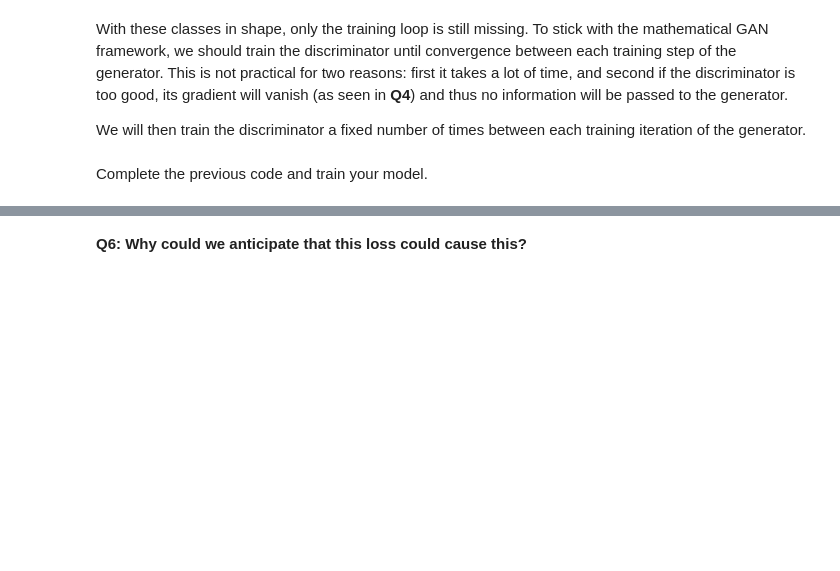
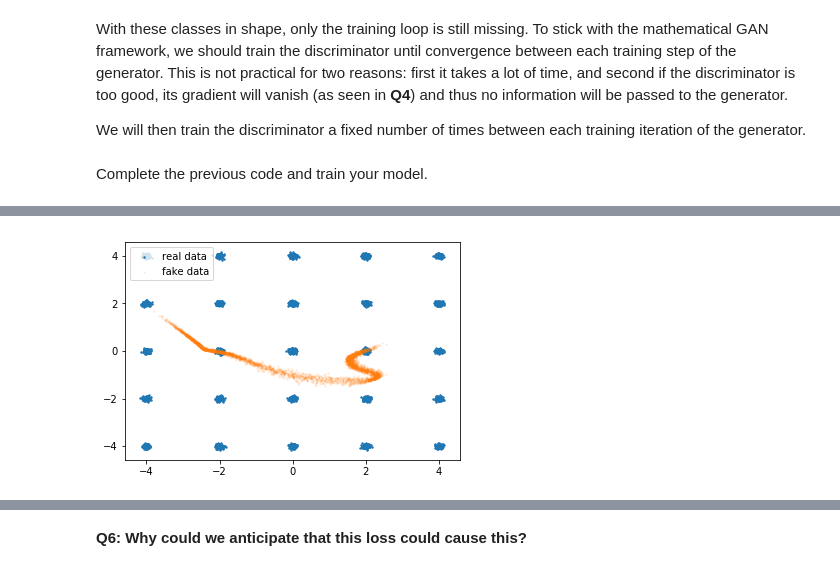
Before and after one commit to plguhur/MVA, a Jupyter notebook: DeepLearningInPractice/TD-GAN-VAE.ipynb, the cells around one changed output, grey strips where cells are left out. Saved outputs shown, nothing was run; the diff lists cells and outputs as text; code cells hidden in the pictures; blank space fills up the shorter version.

```diff
--- a/DeepLearningInPractice/TD-GAN-VAE.ipynb
+++ b/DeepLearningInPractice/TD-GAN-VAE.ipynb
@@ -238,7 +238,7 @@ for epoch in range(start, n_epochs):
     fake = Variable(Tensor(batch_size, 1).fill_(0.0), requires_grad=True)
 
     d_loss = train_disc(batch_size)
-    g_loss = train_gen(batch_size)
+    g_loss = train_gen(batch_size, n_train=3)
 
     if (epoch - 1) % (n_epochs // 30) == 0:
         print ("[Epoch %d/%d] [D loss: %f] [G loss: %f]" % (epoch, n_epochs, d_loss, g_loss))
@@ -253,3 +253,4 @@ for epoch in range(start, n_epochs):
         plt.scatter(gen_batch[:,0], gen_batch[:,1], s=2.0, label='fake data', alpha=0.1)
         plt.legend()
         plt.show()
+# %% [output]
@@ -256,3 +258,4 @@ for epoch in range(start, n_epochs):
+[figure, added]
 # %% [markdown]
 > I present a few results.:
 
```
Also changed, not shown: parts of 1 cell of this notebook, 54 other files.
